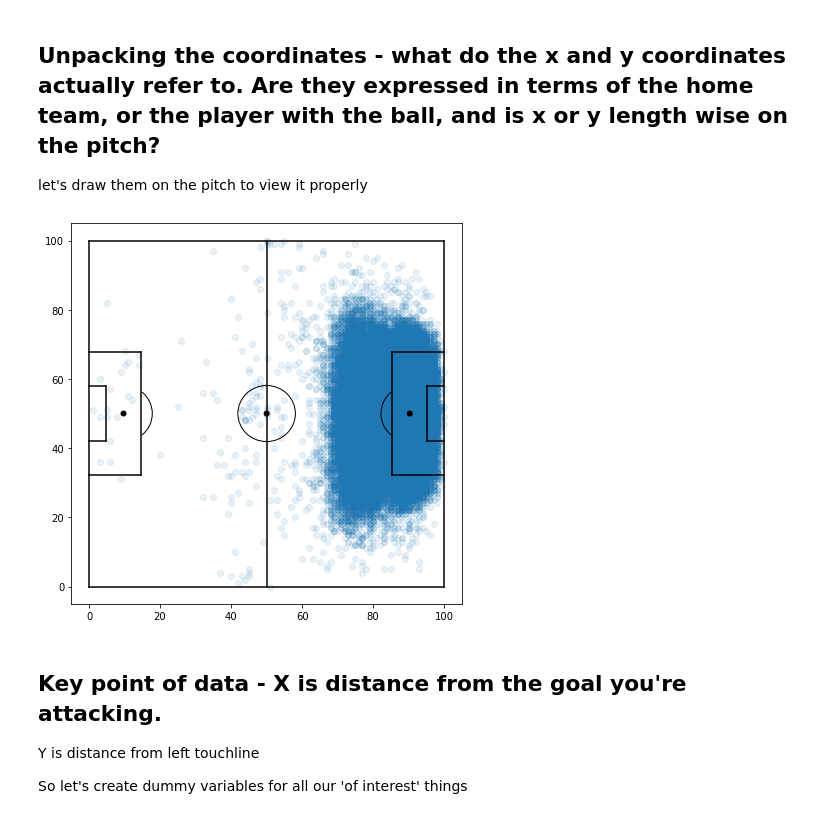
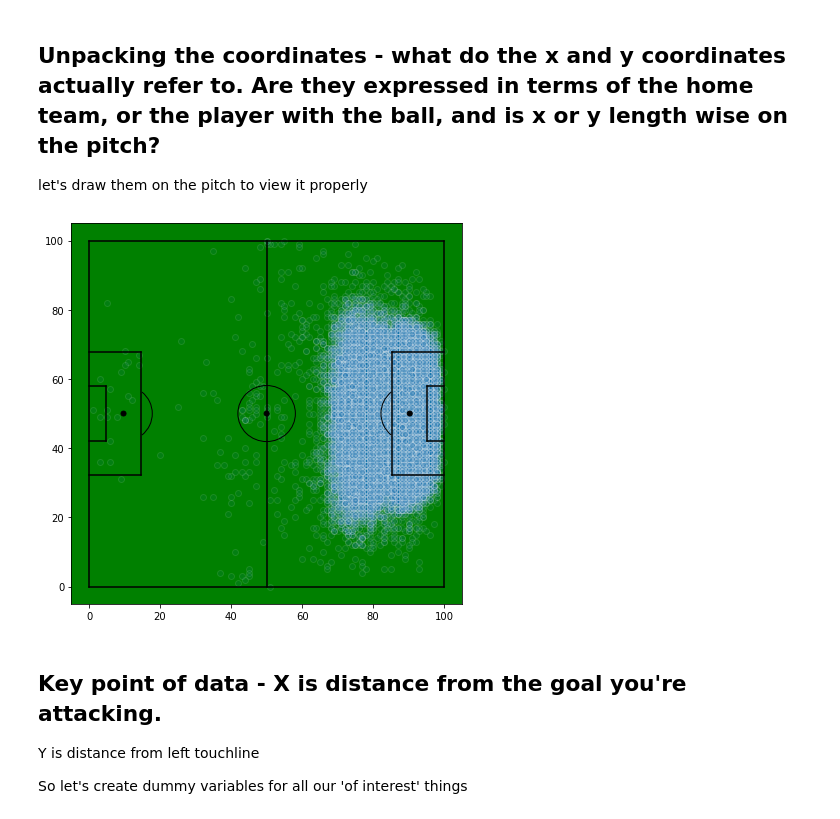
Before and after one commit to jakelourie1502/match_events_data, a Jupyter notebook: xG_model.ipynb, the cells around one changed output. Drawn from its saved outputs; the diff is of its cells as text; code cells hidden in the pictures.

```diff
--- a/xG_model.ipynb
+++ b/xG_model.ipynb
@@ -256,15 +283,17 @@ def draw_pitch(ax):
     #Draw Arcs
     ax.add_patch(leftArc)
     ax.add_patch(rightArc)
+
+    ax.set_facecolor('green')
 # %%
 fig=plt.figure()
 fig.set_size_inches(7, 7)
 ax=fig.add_subplot(1,1,1)
 draw_pitch(ax)
-plt.scatter(x=df[df['eventName']=='Shot']['event_location_x'],y=df[df['eventName']=='Shot']['event_location_y'],alpha=0.1)
+plt.scatter(x=df[df['eventName']=='Shot']['event_location_x'],y=df[df['eventName']=='Shot']['event_location_y'],alpha=0.1,cmap='White',edgecolors='white')
 plt.show()
 # %% [output]
-[figure, old version]
+[figure, new version]
 # %% [markdown]
 ## Key point of data - X is distance from the goal you're attacking.
 
```
Also changed, not shown: parts of 37 cells of this notebook.
